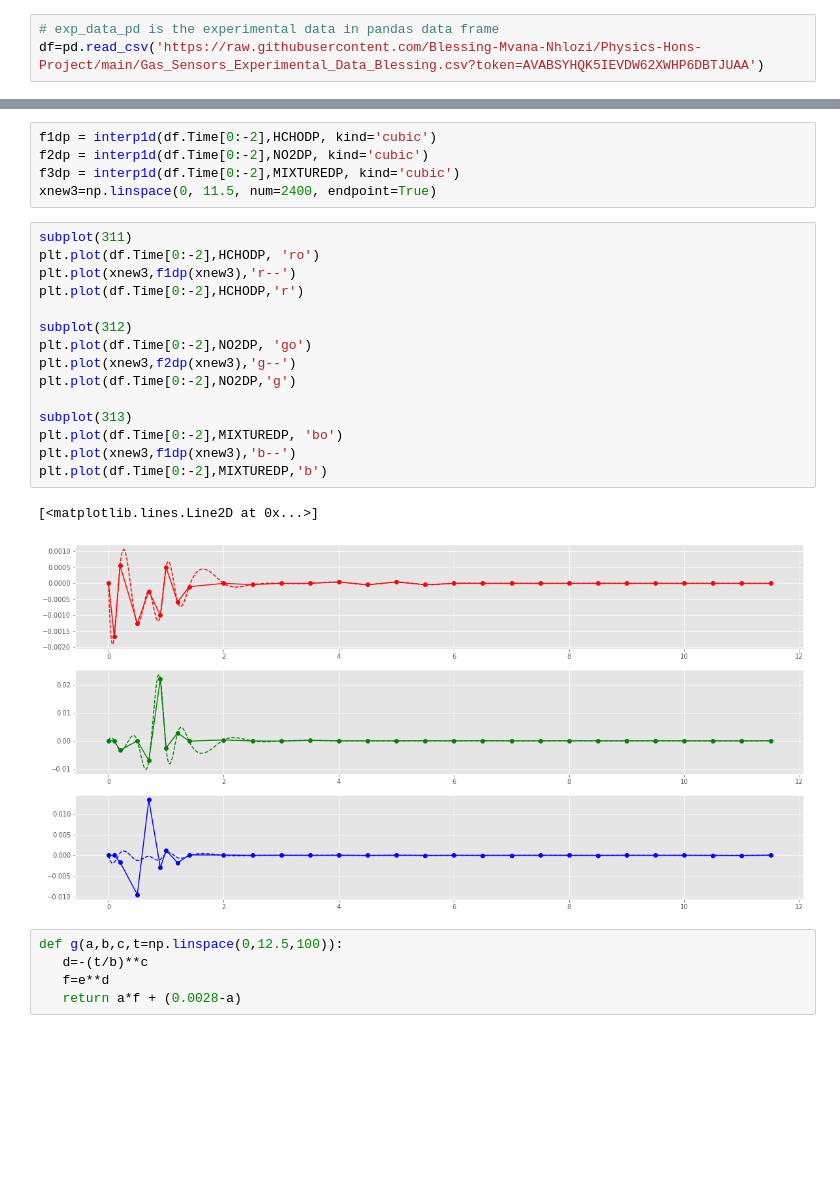
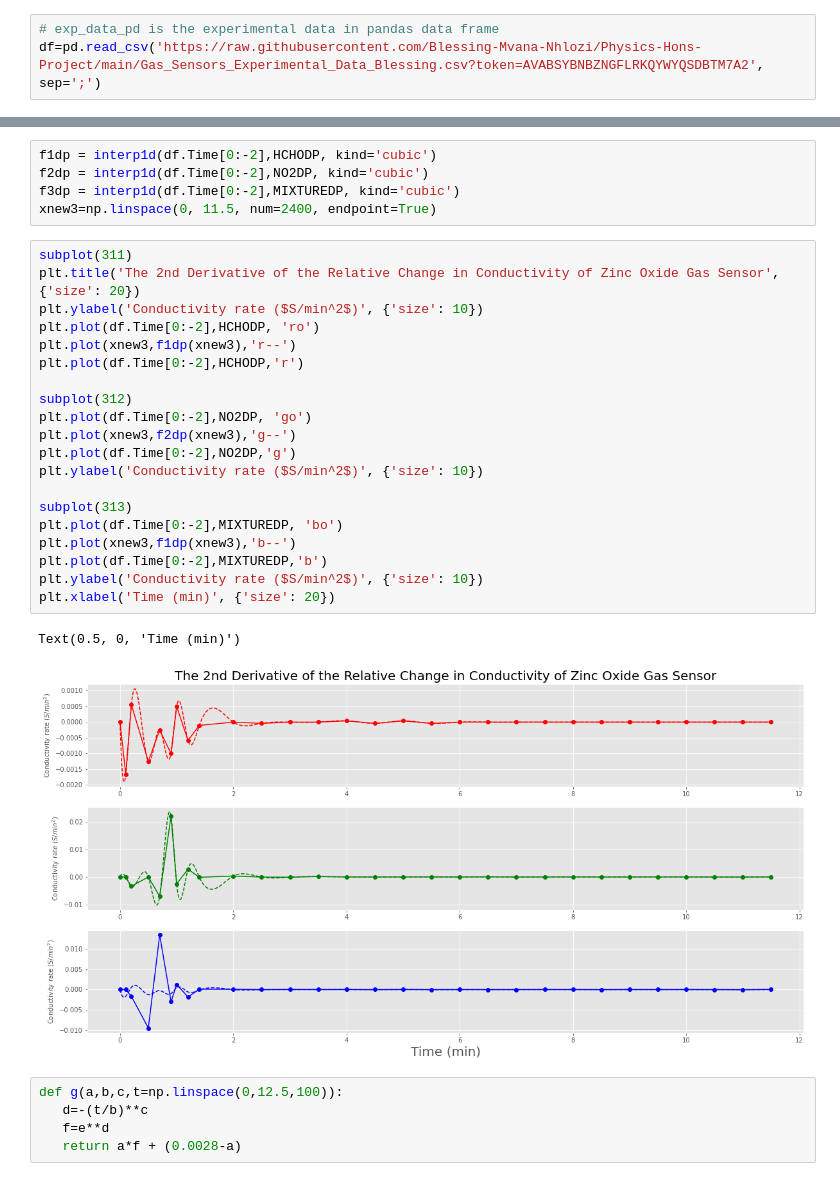
Before and after one commit to Blessing-Mvana-Nhlozi/Physics-Hons-Project, a Jupyter notebook: Gas_Sensor_Conductivity_Simulation.ipynb, the cells around one changed output, grey strips where cells are left out. Cells and saved outputs as stored; diff of their text form; blank space fills up the shorter version.

```diff
--- a/Gas_Sensor_Conductivity_Simulation.ipynb
+++ b/Gas_Sensor_Conductivity_Simulation.ipynb
@@ -24,4 +24,4 @@ Populating the interactive namespace from numpy and matplotlib
 ##Loading Data
 # %%
 # exp_data_pd is the experimental data in pandas data frame
-df=pd.read_csv('https://raw.githubusercontent.com/Blessing-Mvana-Nhlozi/Physics-Hons-Project/main/Gas_Sensors_Experimental_Data_Blessing.csv?token=AVABSYHQK5IEVDW62XWHP6DBTJUAA')
+df=pd.read_csv('https://raw.githubusercontent.com/Blessing-Mvana-Nhlozi/Physics-Hons-Project/main/Gas_Sensors_Experimental_Data_Blessing.csv?token=AVABSYBNBZNGFLRKQYWYQSDBTM7A2', sep=';')
@@ -224,22 +275,27 @@ f3dp = interp1d(df.Time[0:-2],MIXTUREDP, kind='cubic')
 xnew3=np.linspace(0, 11.5, num=2400, endpoint=True)
 # %%
 subplot(311)
+plt.title('The 2nd Derivative of the Relative Change in Conductivity of Zinc Oxide Gas Sensor', {'size': 20})
+plt.ylabel('Conductivity rate ($S/min^2$)', {'size': 10})
 plt.plot(df.Time[0:-2],HCHODP, 'ro')
 plt.plot(xnew3,f1dp(xnew3),'r--')
 plt.plot(df.Time[0:-2],HCHODP,'r')
 
 subplot(312)
 plt.plot(df.Time[0:-2],NO2DP, 'go')
 plt.plot(xnew3,f2dp(xnew3),'g--')
 plt.plot(df.Time[0:-2],NO2DP,'g')
+plt.ylabel('Conductivity rate ($S/min^2$)', {'size': 10})
 
 subplot(313)
 plt.plot(df.Time[0:-2],MIXTUREDP, 'bo')
 plt.plot(xnew3,f1dp(xnew3),'b--')
 plt.plot(df.Time[0:-2],MIXTUREDP,'b')
+plt.ylabel('Conductivity rate ($S/min^2$)', {'size': 10})
+plt.xlabel('Time (min)', {'size': 20})
 # %% [output]
-[<matplotlib.lines.Line2D at 0x...>]
+Text(0.5, 0, 'Time (min)')
-[figure, old version]
+[figure, new version]
 # %%
 def g(a,b,c,t=np.linspace(0,12.5,100)):
    d=-(t/b)**c
```
Also changed, not shown: parts of 14 cells of this notebook.
